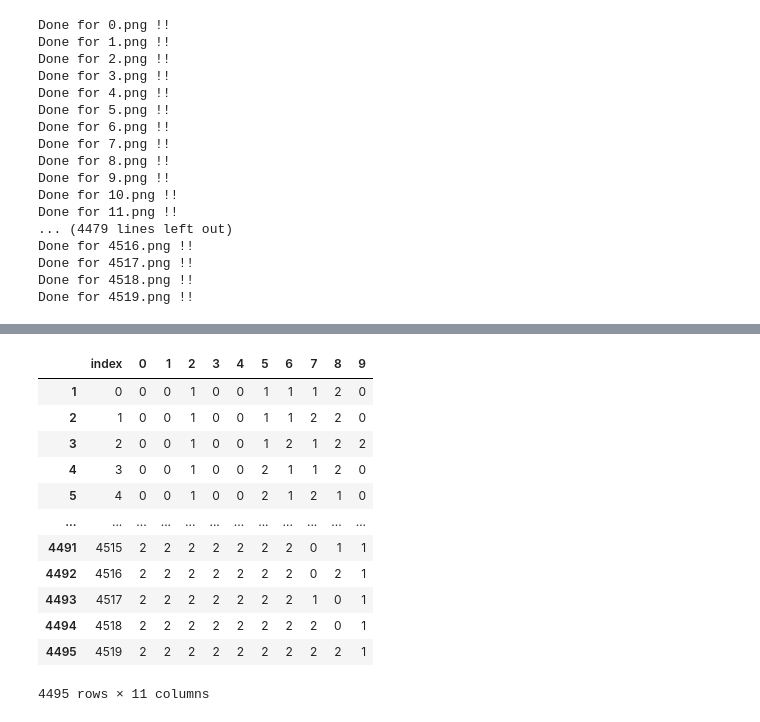
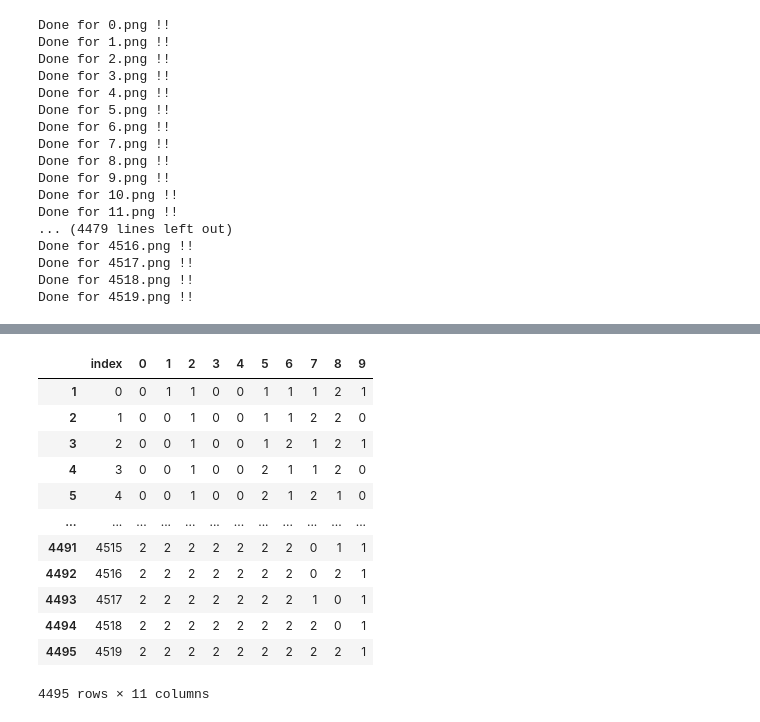
Before and after one commit to AaSiKu/ICG-Projects---SWORTex, a Jupyter notebook: Work.ipynb, the cells around one changed output, grey strips where cells are left out. Cells and saved outputs as stored; diff of their text form; code cells hidden in the pictures.

```diff
--- a/Work.ipynb
+++ b/Work.ipynb
@@ -736,4 +553,0 @@ submition.head()
-# %%
-predictions = []
-for x in range(len(submition)):
-    predictions.append(model_predict(torch.tensor(submition.iloc[0,1:10],dtype=torch.float)).argmax(0))
@@ -829,7 +631,7 @@ for j in range(len(imagelist_test)):
         if np.array_equal(blank_image,cv2.cvtColor(imagelist_test[j][x][1:27,1:27], cv2.COLOR_BGR2GRAY)):
             pos_value.append(2)
         else:
-            y = model(transform(imagelist_test[j][x]).unsqueeze(0))
+            y = model(transform(imagelist_test[j][x]).unsqueeze(0).to(device))
             pos_value.append(int(y.argmax(1)))
     values[items[j]] = pos_value
     print(f"Done for {items[j]}.png|{j+1} items done!!")
@@ -866,8 +656,7 @@ values[4494]
 # %%
-value2 = values.copy()
-for key in value2.keys():
-    decision = model_predict(torch.tensor(value2[key],dtype=torch.float))
-    value2[key].append(int(decision.argmax(0)))
+for key in values.keys():
+    decision = model_predict(torch.tensor(values[key],dtype=torch.float).to(device))
+    values[key].append(int(decision.argmax(0)))
     print(f"Done for {key}.png !!")
 # %% [output]
 Done for 0.png !!
@@ -914,21 +679,22 @@ value2
 # %%
-df = pd.DataFrame(values).T
-df.reset_index(inplace=True)
-df.index = np.arange(1,len(values)+1)
+Final_dataframe = pd.DataFrame(values).T
+Final_dataframe.reset_index(inplace=True)
+Final_dataframe.index = np.arange(1,len(values)+1)
-# %%
-df
-# %% [output]
-|  | index | 0 | 1 | 2 | 3 | 4 | 5 | 6 | 7 | 8 | 9 |
-| 1 | 0 | 0 | 0 | 1 | 0 | 0 | 1 | 1 | 1 | 2 | 0 |
-| 2 | 1 | 0 | 0 | 1 | 0 | 0 | 1 | 1 | 2 | 2 | 0 |
-| 3 | 2 | 0 | 0 | 1 | 0 | 0 | 1 | 2 | 1 | 2 | 2 |
-| 4 | 3 | 0 | 0 | 1 | 0 | 0 | 2 | 1 | 1 | 2 | 0 |
-| 5 | 4 | 0 | 0 | 1 | 0 | 0 | 2 | 1 | 2 | 1 | 0 |
-| ... | ... | ... | ... | ... | ... | ... | ... | ... | ... | ... | ... |
-| 4491 | 4515 | 2 | 2 | 2 | 2 | 2 | 2 | 2 | 0 | 1 | 1 |
-| 4492 | 4516 | 2 | 2 | 2 | 2 | 2 | 2 | 2 | 0 | 2 | 1 |
-| 4493 | 4517 | 2 | 2 | 2 | 2 | 2 | 2 | 2 | 1 | 0 | 1 |
-| 4494 | 4518 | 2 | 2 | 2 | 2 | 2 | 2 | 2 | 2 | 0 | 1 |
-| 4495 | 4519 | 2 | 2 | 2 | 2 | 2 | 2 | 2 | 2 | 2 | 1 |
-4495 rows × 11 columns
+# %%
+Final_dataframe["ID"] = values.keys()
+# Final_dataframe
+# %% [output]
+|  | index | 0 | 1 | 2 | 3 | 4 | 5 | 6 | 7 | 8 | 9 |
+| 1 | 0 | 0 | 1 | 1 | 0 | 0 | 1 | 1 | 1 | 2 | 1 |
+| 2 | 1 | 0 | 0 | 1 | 0 | 0 | 1 | 1 | 2 | 2 | 0 |
+| 3 | 2 | 0 | 0 | 1 | 0 | 0 | 1 | 2 | 1 | 2 | 1 |
+| 4 | 3 | 0 | 0 | 1 | 0 | 0 | 2 | 1 | 1 | 2 | 0 |
+| 5 | 4 | 0 | 0 | 1 | 0 | 0 | 2 | 1 | 2 | 1 | 0 |
+| ... | ... | ... | ... | ... | ... | ... | ... | ... | ... | ... | ... |
+| 4491 | 4515 | 2 | 2 | 2 | 2 | 2 | 2 | 2 | 0 | 1 | 1 |
+| 4492 | 4516 | 2 | 2 | 2 | 2 | 2 | 2 | 2 | 0 | 2 | 1 |
+| 4493 | 4517 | 2 | 2 | 2 | 2 | 2 | 2 | 2 | 1 | 0 | 1 |
+| 4494 | 4518 | 2 | 2 | 2 | 2 | 2 | 2 | 2 | 2 | 0 | 1 |
+| 4495 | 4519 | 2 | 2 | 2 | 2 | 2 | 2 | 2 | 2 | 2 | 1 |
+4495 rows × 11 columns
 # %%
```
Also changed, not shown: parts of 74 cells of this notebook, 1 other file.
